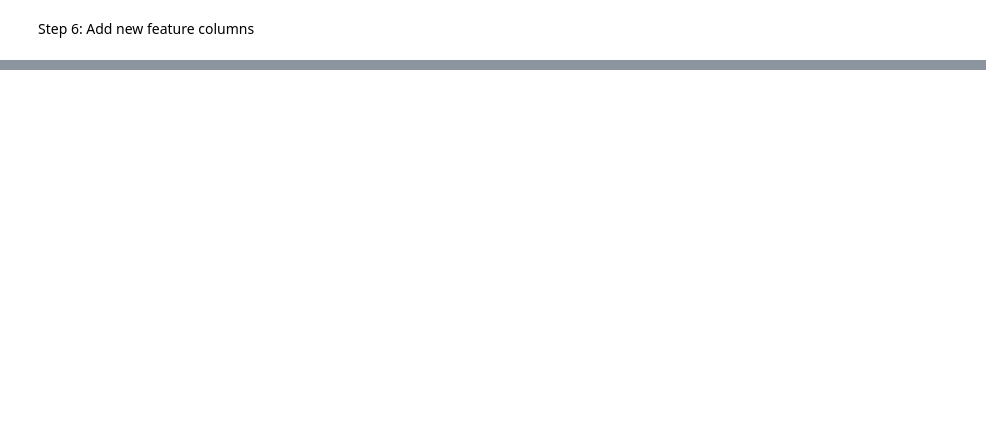
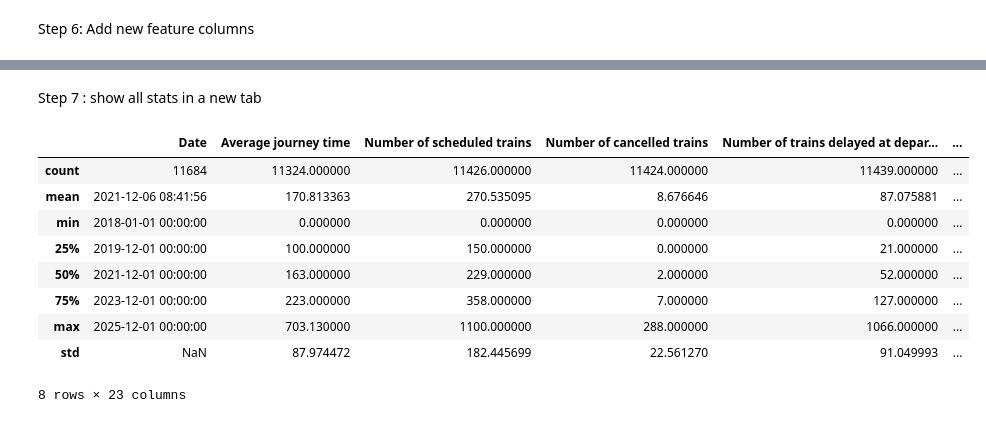
Before and after one commit to EthanLegendre/tardis, a Jupyter notebook: tardis_eda.ipynb, the cells around one changed output, grey strips where cells are left out. Cells and saved outputs as stored; diff of their text form; code cells hidden in the pictures; blank space fills up the shorter version.

```diff
--- a/tardis_eda.ipynb
+++ b/tardis_eda.ipynb
@@ -136,0 +65,15 @@ Name: 2649, dtype: object
+# %% [markdown]
+Step 7 : show all stats in a new tab
+# %%
+display(dataset.describe())
+# %% [output]
+|  | Date | Average journey time | Number of scheduled trains | Number of cancelled trains | Number of trains delayed at depar... | ... |
+| count | 11684 | 11324.000000 | 11426.000000 | 11424.000000 | 11439.000000 | ... |
+| mean | 2021-12-06 08:41:56 | 170.813363 | 270.535095 | 8.676646 | 87.075881 | ... |
+| min | 2018-01-01 00:00:00 | 0.000000 | 0.000000 | 0.000000 | 0.000000 | ... |
+| 25% | 2019-12-01 00:00:00 | 100.000000 | 150.000000 | 0.000000 | 21.000000 | ... |
+| 50% | 2021-12-01 00:00:00 | 163.000000 | 229.000000 | 2.000000 | 52.000000 | ... |
+| 75% | 2023-12-01 00:00:00 | 223.000000 | 358.000000 | 7.000000 | 127.000000 | ... |
+| max | 2025-12-01 00:00:00 | 703.130000 | 1100.000000 | 288.000000 | 1066.000000 | ... |
+| std | NaN | 87.974472 | 182.445699 | 22.561270 | 91.049993 | ... |
+8 rows × 23 columns
```
Also changed, not shown: parts of 14 cells of this notebook, 1 other file.
